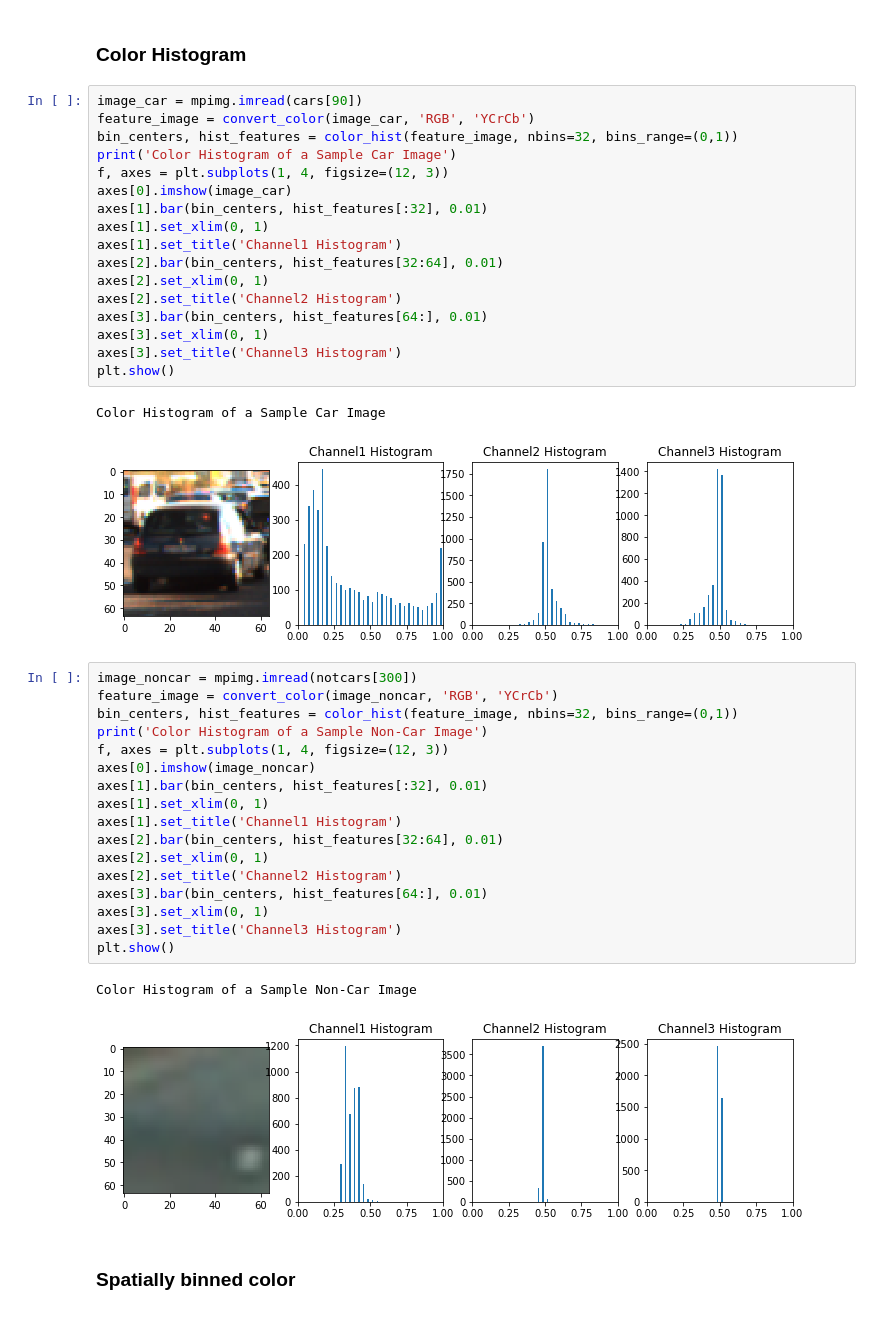
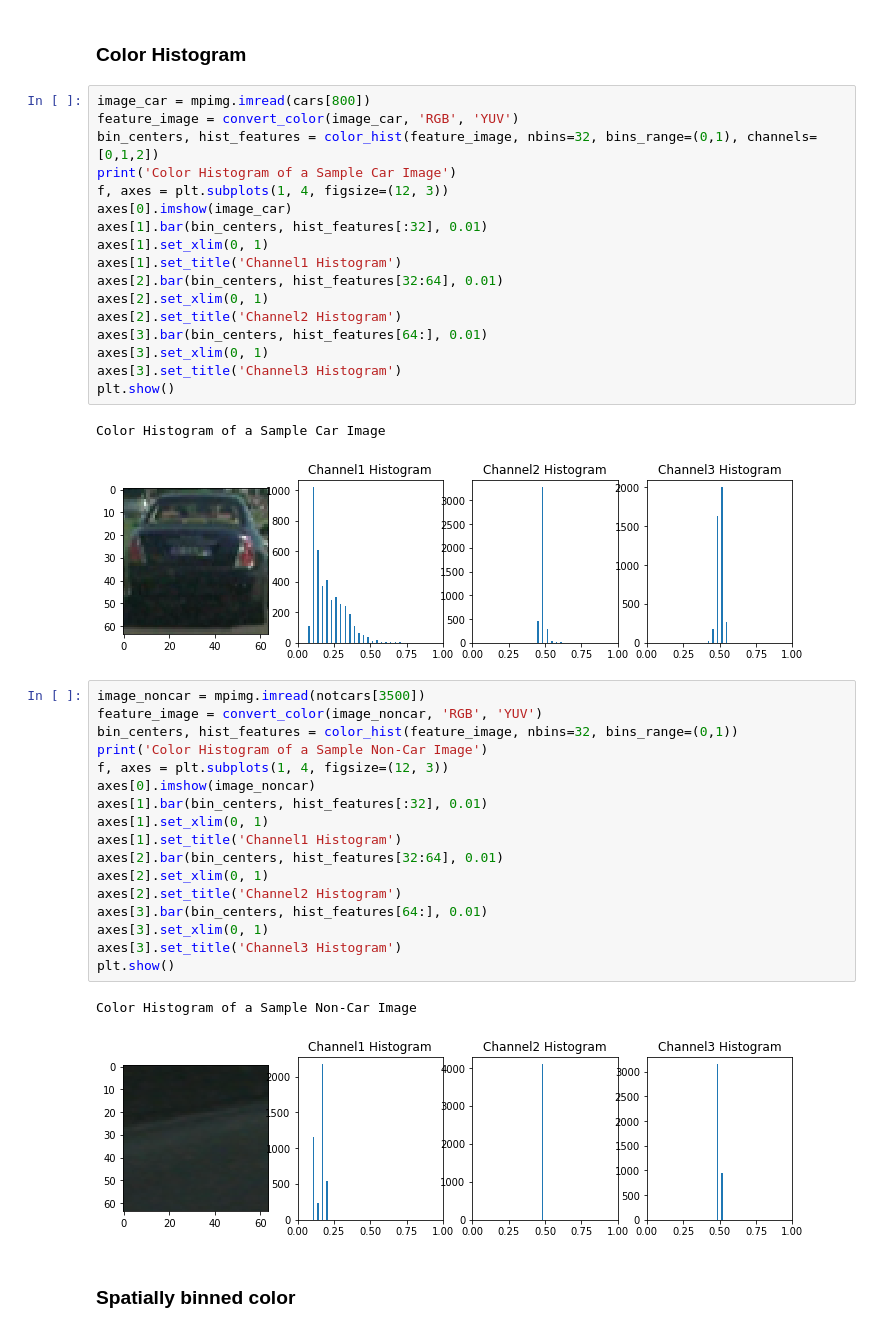
Before and after one commit to shuangxia/self-driving-car-engineer, a Jupyter notebook: P5-submission/vehicles_detection.ipynb, the cells around one changed output. Saved outputs shown, nothing was run; the diff lists cells and outputs as text.

```diff
--- a/P5-submission/vehicles_detection.ipynb
+++ b/P5-submission/vehicles_detection.ipynb
@@ -47,9 +43,9 @@ image_car.shape
 # %% [markdown]
 ### Color Histogram
 # %%
-image_car = mpimg.imread(cars[90])
-feature_image = convert_color(image_car, 'RGB', 'YCrCb')
-bin_centers, hist_features = color_hist(feature_image, nbins=32, bins_range=(0,1))
+image_car = mpimg.imread(cars[800])
+feature_image = convert_color(image_car, 'RGB', 'YUV')
+bin_centers, hist_features = color_hist(feature_image, nbins=32, bins_range=(0,1), channels=[0,1,2])
 print('Color Histogram of a Sample Car Image')
 f, axes = plt.subplots(1, 4, figsize=(12, 3))
 axes[0].imshow(image_car)
@@ -65,27 +61,27 @@ axes[3].set_title('Channel3 Histogram')
 plt.show()
 # %% [output]
 Color Histogram of a Sample Car Image
-[figure, old version]
+[figure, new version]
 # %%
-image_noncar = mpimg.imread(notcars[300])
-feature_image = convert_color(image_noncar, 'RGB', 'YCrCb')
+image_noncar = mpimg.imread(notcars[3500])
+feature_image = convert_color(image_noncar, 'RGB', 'YUV')
 bin_centers, hist_features = color_hist(feature_image, nbins=32, bins_range=(0,1))
 print('Color Histogram of a Sample Non-Car Image')
 f, axes = plt.subplots(1, 4, figsize=(12, 3))
 axes[0].imshow(image_noncar)
 axes[1].bar(bin_centers, hist_features[:32], 0.01)
 axes[1].set_xlim(0, 1)
 axes[1].set_title('Channel1 Histogram')
 axes[2].bar(bin_centers, hist_features[32:64], 0.01)
 axes[2].set_xlim(0, 1)
 axes[2].set_title('Channel2 Histogram')
 axes[3].bar(bin_centers, hist_features[64:], 0.01)
 axes[3].set_xlim(0, 1)
 axes[3].set_title('Channel3 Histogram')
 plt.show()
 # %% [output]
 Color Histogram of a Sample Non-Car Image
-[figure, old version]
+[figure, new version]
 # %% [markdown]
 ### Spatially binned color
 # %%
```
Also changed, not shown: parts of 40 cells of this notebook, 4 other files.
